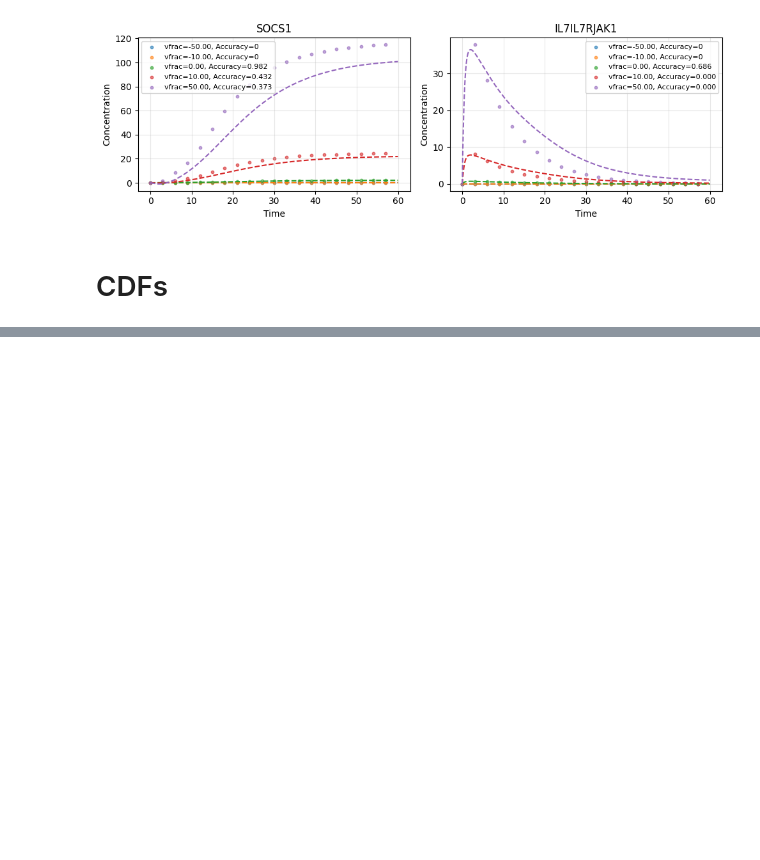
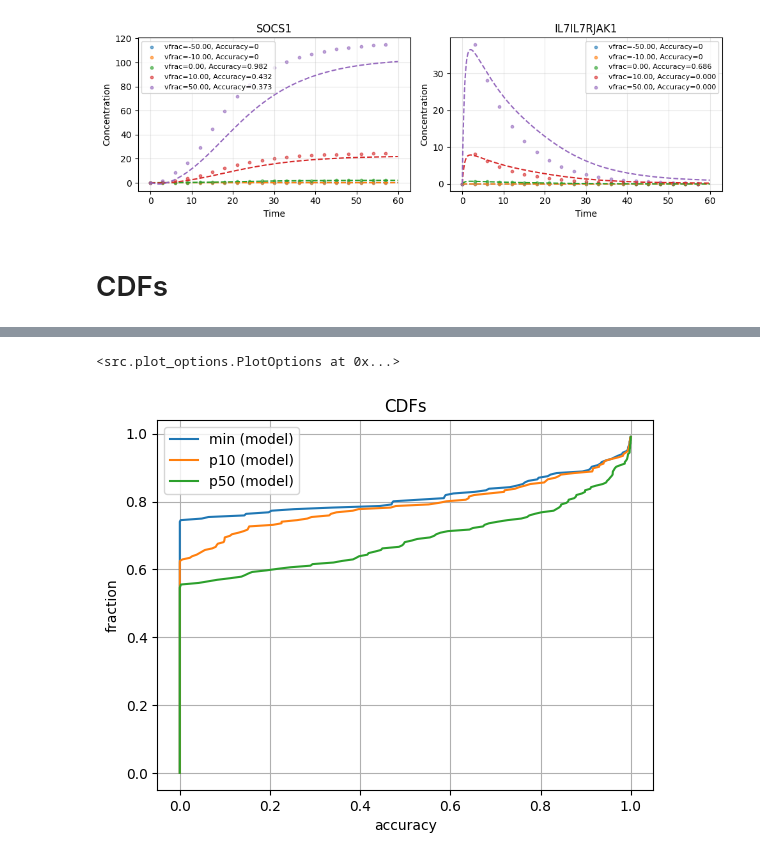
Before and after one commit to ModelEngineering/linearity_analysis, a Jupyter notebook: notebooks/perturbation_analysis.ipynb, the cells around one changed output, grey strips where cells are left out. Cells and saved outputs as stored; diff of their text form; code cells hidden in the pictures; blank space fills up the shorter version.

```diff
--- a/notebooks/perturbation_analysis.ipynb
+++ b/notebooks/perturbation_analysis.ipynb
@@ -33,0 +99,7 @@ subtitle="")
+# %%
+score = Score.deserialize(PATH)
+score.score_df = DF_DCT['min']
+score.plotCDF(["])
+# %% [output]
+<src.plot_options.PlotOptions at 0x...>
+[figure, added]
```
Also changed, not shown: parts of 10 cells of this notebook.
